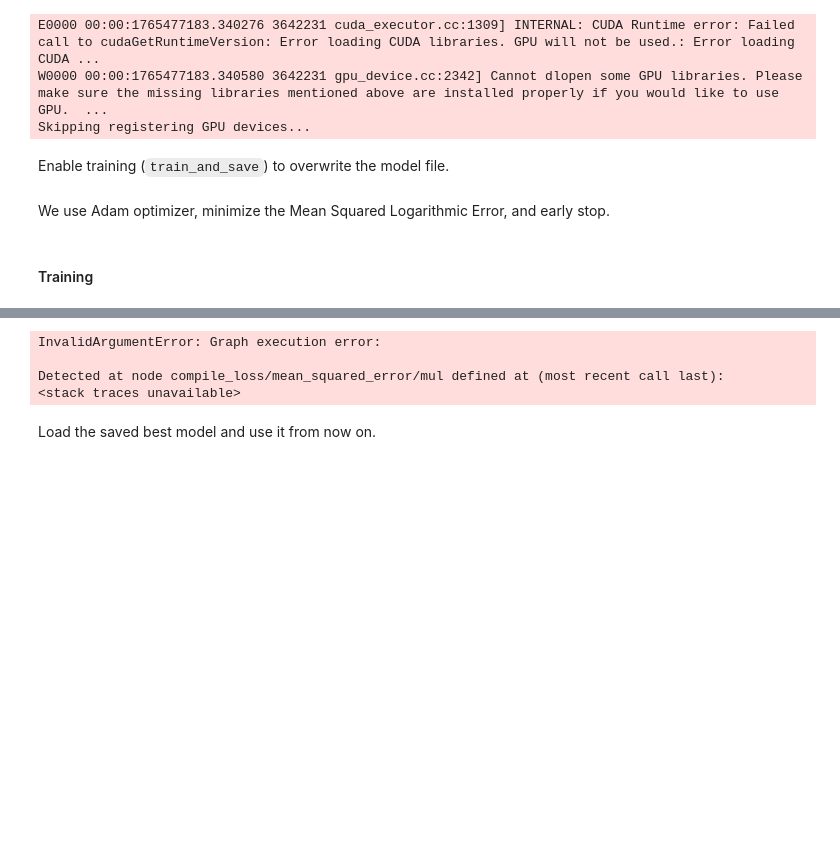
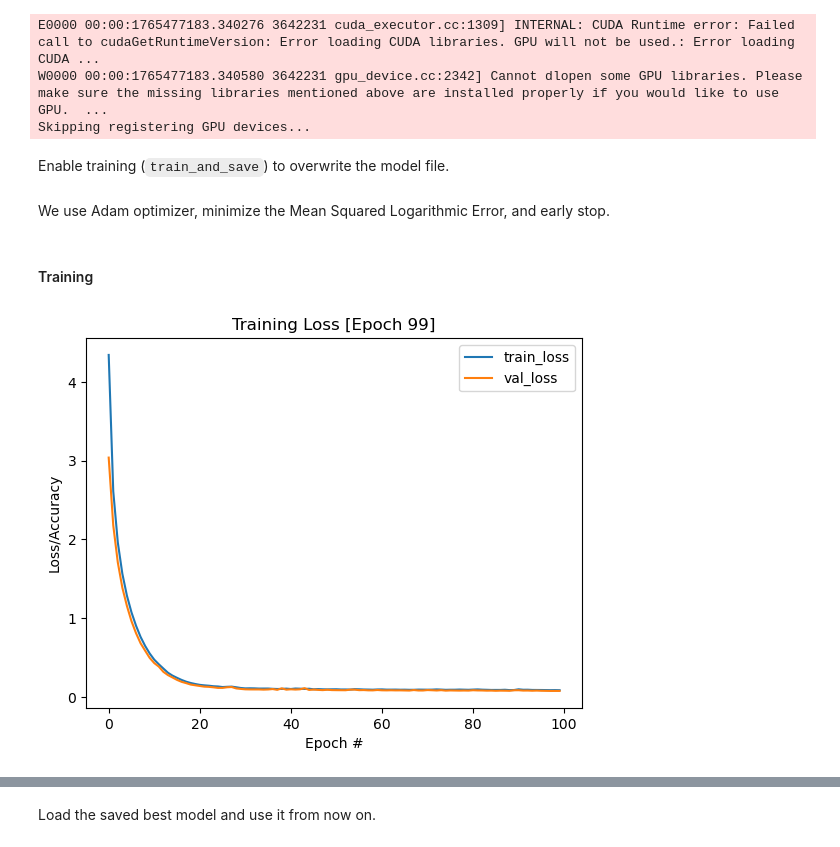
Before and after one commit to abhishekchak52/ML_qubit_design, a Jupyter notebook: model_predict_cavity_claw_RouteMeander_eigenmode/ml_01_train_keras.ipynb, the cells around one changed output, grey strips where cells are left out. Cells and saved outputs as stored; diff of their text form; code cells hidden in the pictures; blank space fills up the shorter version.

Commit message:
finilised model changes for missing values

```diff
--- a/model_predict_cavity_claw_RouteMeander_eigenmode/ml_01_train_keras.ipynb
+++ b/model_predict_cavity_claw_RouteMeander_eigenmode/ml_01_train_keras.ipynb
@@ -746,19 +746,19 @@ if not KERAS_TUNER:
 
             history = model.fit(
                 np.asarray(X_train),
-                {'value_out': np.asarray(y_value_train), 'exists_out': np.asarray(y_exists_train)},
+                {
+                    'value_out': np.asarray(y_value_train),
+                    'exists_out': np.asarray(y_exists_train)
+                },
                 epochs=100,
                 batch_size=TRAIN_BATCH_SIZE,
                 validation_data=(
                     np.asarray(X_val),
-                    {'value_out': np.asarray(y_value_val), 'exists_out': np.asarray(y_exists_val)}
+                    {
+                        'value_out': np.asarray(y_value_val),
+                        'exists_out': np.asarray(y_exists_val)
+                    }
                 ),
-                sample_weight={
-                    # elementwise mask: shape (batch, n_params)
-                    'value_out': np.asarray(y_exists_train),
-                    # per-sample weights for the exists head: shape (batch,)
-                    'exists_out': np.ones((len(y_exists_train),), dtype=float)
-                },
                 callbacks=[early_stopping, model_checkpoint, plot_callback, lr_monitor],
                 verbose=1
             )
@@ -826,30 +826,31 @@ if not KERAS_TUNER:
                 monitor='val_loss',            # Save the model based on validation loss improvement
                 mode='min',                    # Favor lower validation loss values for saving (minimize)
                 save_best_only=True,           # Save only when validation loss improves
                 verbose=0                      # No logging for model saving
             )
 
             history_one_hot_encoding = model_one_hot_encoding.fit(
                 np.asarray(X_train_one_hot_encoding),
                 {
                     'value_out': np.asarray(y_value_train_one_hot_encoding),
                     'exists_out': np.asarray(y_exists_train_one_hot_encoding)
                 },
                 epochs=100,
                 batch_size=TRAIN_BATCH_SIZE,
                 validation_data=(
                     np.asarray(X_val_one_hot_encoding),
                     {
                         'value_out': np.asarray(y_value_val_one_hot_encoding),
                         'exists_out': np.asarray(y_exists_val_one_hot_encoding)
                     }
                 ),
                 callbacks=[early_stopping, model_checkpoint_one_hot_encoding, plot_callback_one_hot_encoding, lr_monitor_one_hot_encoding],
                 verbose=1
             )
 
 
 
 
             model_one_hot_encoding.save(last_model_file_one_hot_encoding)  # Save the final model when done training!
 # %% [output]
+[figure, added]
@@ -857,7 +860,3 @@ Epoch 1/100
-InvalidArgumentError: Graph execution error:
-
-Detected at node compile_loss/mean_squared_error/mul defined at (most recent call last):
-<stack traces unavailable>
 # %% [markdown]
 Load the saved best model and use it from now on.
 # %%
```
Also changed, not shown: parts of 10 cells of this notebook, 7 other files.
